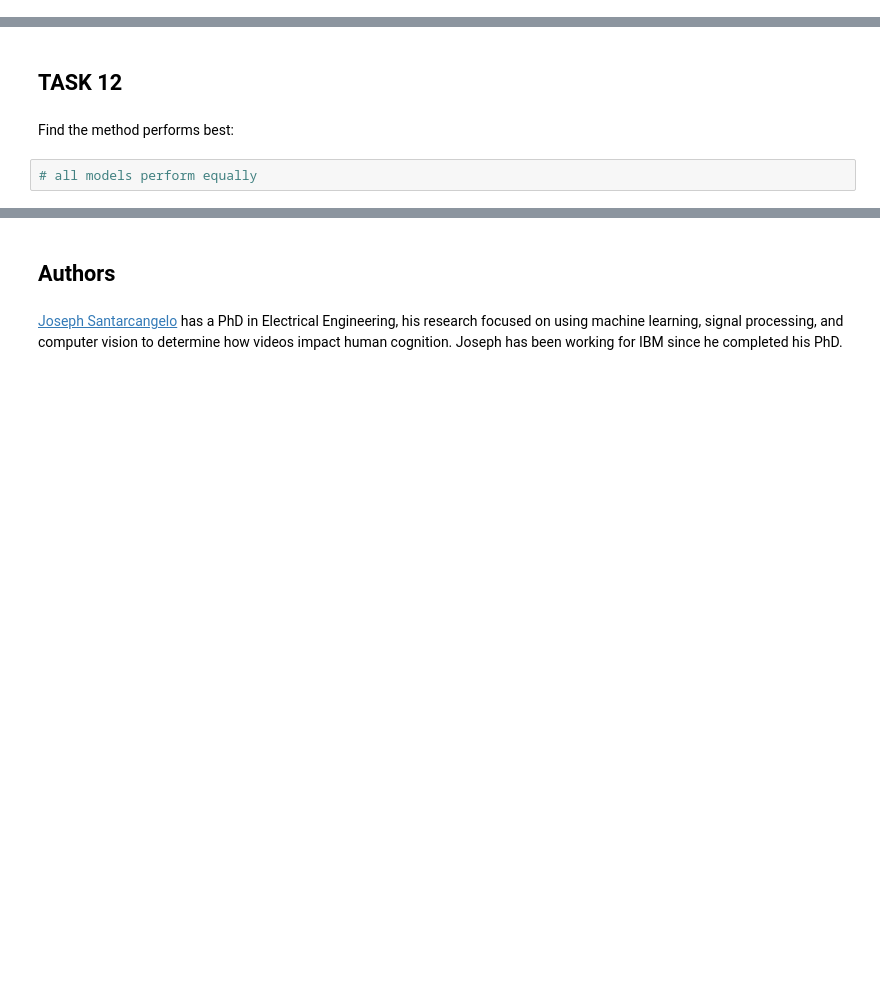
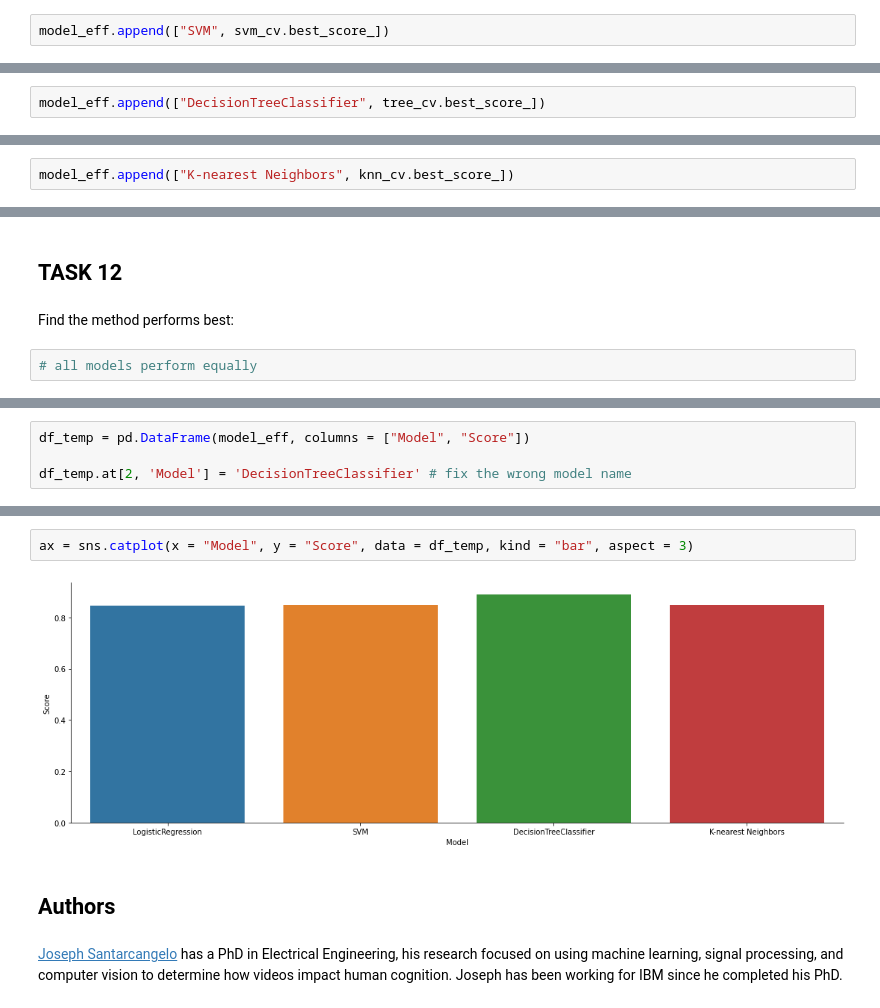
Before and after one commit to inhere-ua/Rocket_project, a Jupyter notebook: SpaceX_Machine Learning Prediction_Model.ipynb, the cells around one changed output, grey strips where cells are left out. Cells and saved outputs as stored; diff of their text form; blank space fills up the shorter version.

```diff
--- a/SpaceX_Machine Learning Prediction_Model.ipynb
+++ b/SpaceX_Machine Learning Prediction_Model.ipynb
@@ -226,4 +231,6 @@ tuned hpyerparameters :(best parameters)  {'C': 1.0, 'gamma': 0.0316227766016837
 accuracy : 0.8482142857142856
+# %%
+model_eff.append(["SVM", svm_cv.best_score_])
 # %% [markdown]
 ## TASK  7
 # %% [markdown]
@@ -275,3 +282,5 @@ accuracy : 0.8892857142857145
+# %%
+model_eff.append(["DecisionTreeClassifier", tree_cv.best_score_])
 # %% [markdown]
 ## TASK  9
 # %% [markdown]
@@ -322,4 +331,6 @@ tuned hpyerparameters :(best parameters)  {'algorithm': 'auto', 'n_neighbors': 1
 accuracy : 0.8482142857142858
+# %%
+model_eff.append(["K-nearest Neighbors", knn_cv.best_score_])
 # %% [markdown]
 ## TASK  11
 # %% [markdown]
@@ -348,0 +362,4 @@ Find the method performs best:
+# %%
+df_temp = pd.DataFrame(model_eff, columns = ["Model", "Score"])
+
+df_temp.at[2, 'Model'] = 'DecisionTreeClassifier' # fix the wrong model name
@@ -349,3 +374,7 @@ Find the method performs best:
+# %%
+ax = sns.catplot(x = "Model", y = "Score", data = df_temp, kind = "bar", aspect = 3)
+# %% [output]
+[figure, added]
 # %% [markdown]
 ## Authors
 # %% [markdown]
```
Also changed, not shown: parts of 8 cells of this notebook.
